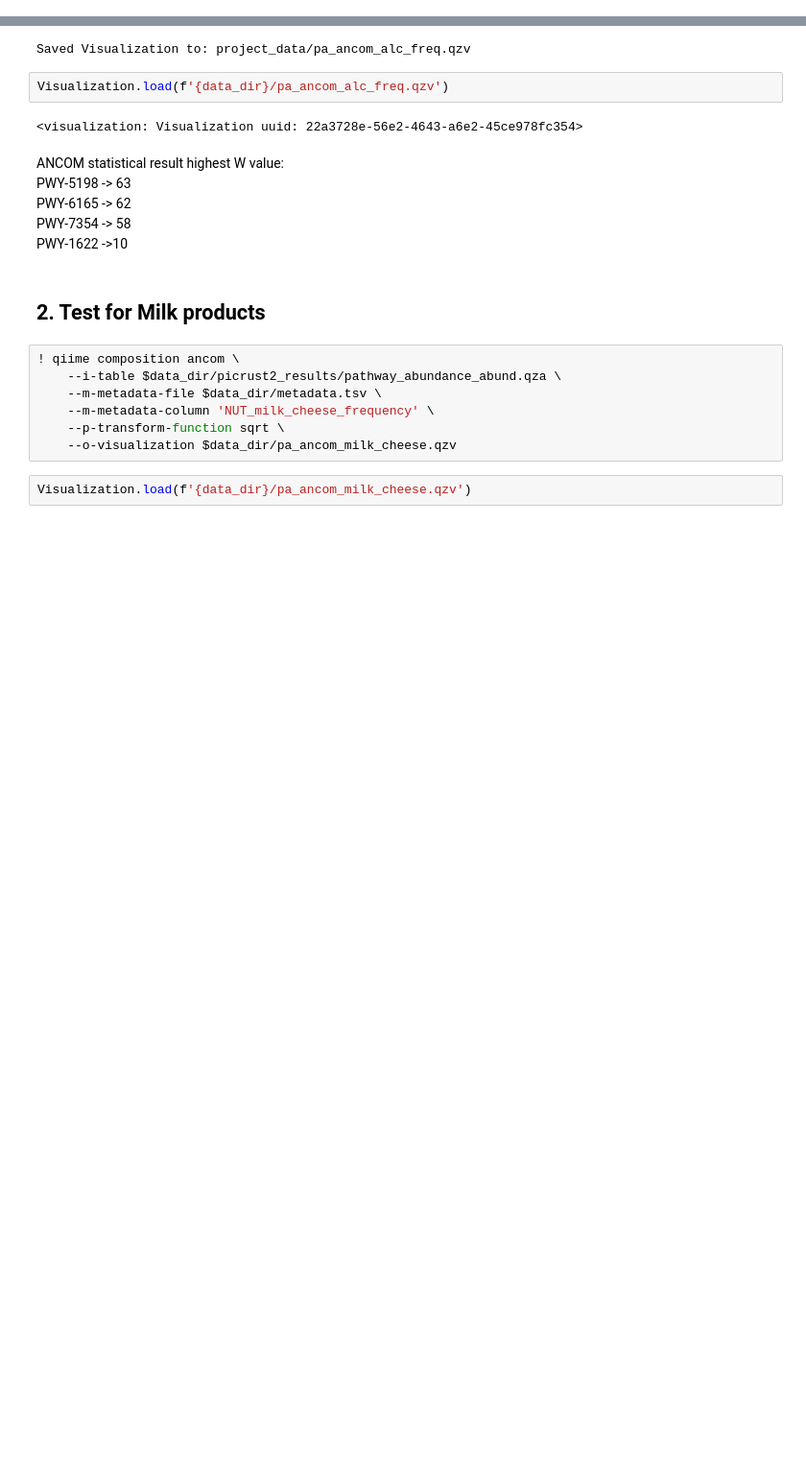
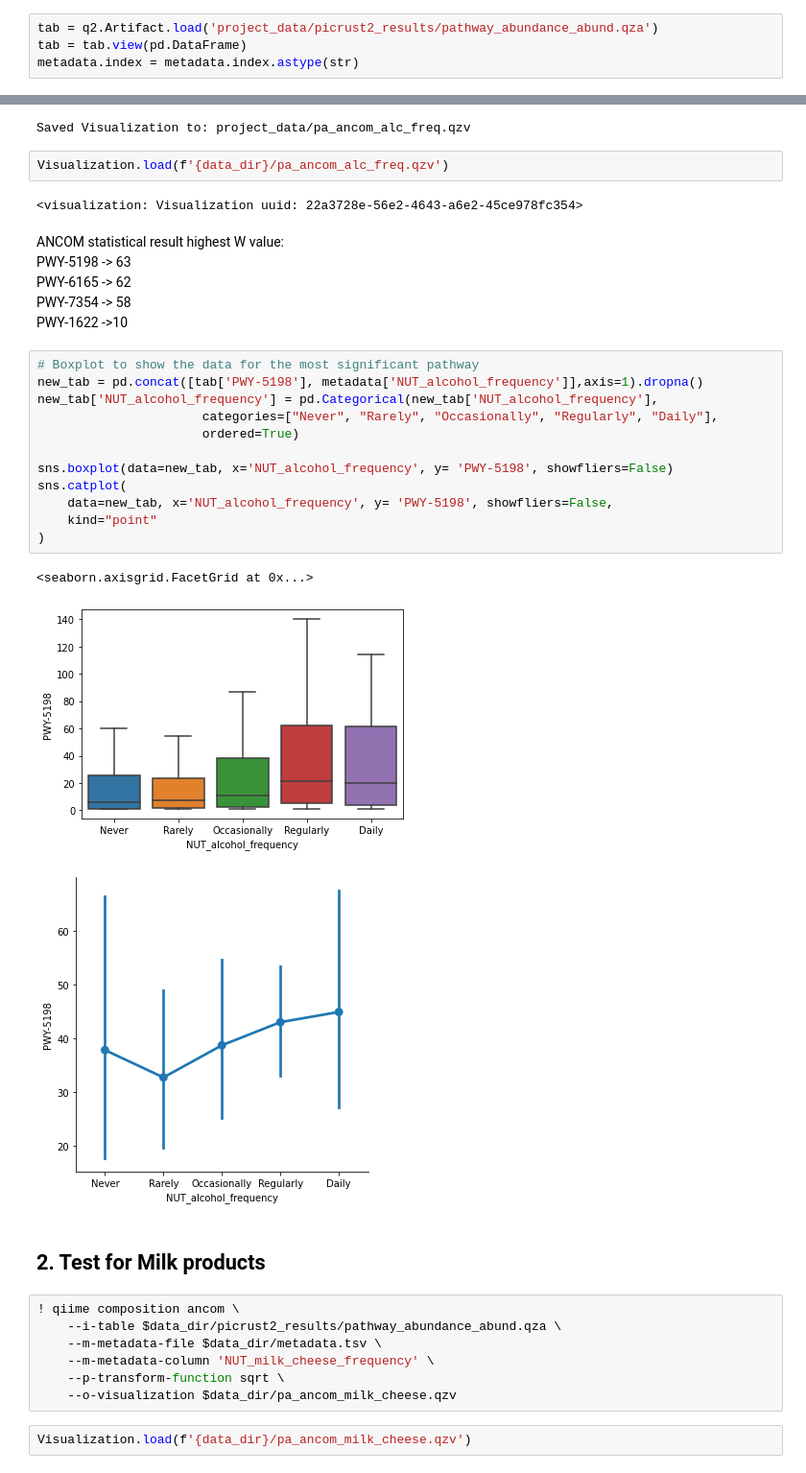
Before and after one commit to dhasanova99/HealthyFood, a Jupyter notebook: JupyterDocs/I_Metagenomics.ipynb, the cells around one changed output, grey strips where cells are left out. Shown at 96% size. Cells and saved outputs as stored; diff of their text form; blank space fills up the shorter version.

Commit message:
added plots
added plots to make the result better visual

```diff
--- a/JupyterDocs/I_Metagenomics.ipynb
+++ b/JupyterDocs/I_Metagenomics.ipynb
@@ -368,3 +372,7 @@ Saved FeatureTable[Composition] to: project_data/picrust2_results/pathway_abunda
+# %%
+tab = q2.Artifact.load('project_data/picrust2_results/pathway_abundance_abund.qza')
+tab = tab.view(pd.DataFrame)
+metadata.index = metadata.index.astype(str)
 # %%
 ! qiime composition ancom \
     --i-table $data_dir/picrust2_results/pathway_abundance_abund.qza \
@@ -384,6 +392,22 @@ PWY-5198 -> 63
 PWY-6165 -> 62
 PWY-7354 -> 58
 PWY-1622 ->10
+# %%
+# Boxplot to show the data for the most significant pathway
+new_tab = pd.concat([tab['PWY-5198'], metadata['NUT_alcohol_frequency']],axis=1).dropna()
+new_tab['NUT_alcohol_frequency'] = pd.Categorical(new_tab['NUT_alcohol_frequency'],
+                      categories=["Never", "Rarely", "Occasionally", "Regularly", "Daily"],
+                      ordered=True)
+
+sns.boxplot(data=new_tab, x='NUT_alcohol_frequency', y= 'PWY-5198', showfliers=False)
+sns.catplot(
+    data=new_tab, x='NUT_alcohol_frequency', y= 'PWY-5198', showfliers=False,
+    kind="point"
+)
+# %% [output]
+<seaborn.axisgrid.FacetGrid at 0x...>
+[figure, added]
+[figure, added]
 # %% [markdown]
 <a id='milk'></a>
 ## 2. Test for Milk products
```
Also changed, not shown: parts of 50 cells of this notebook.
